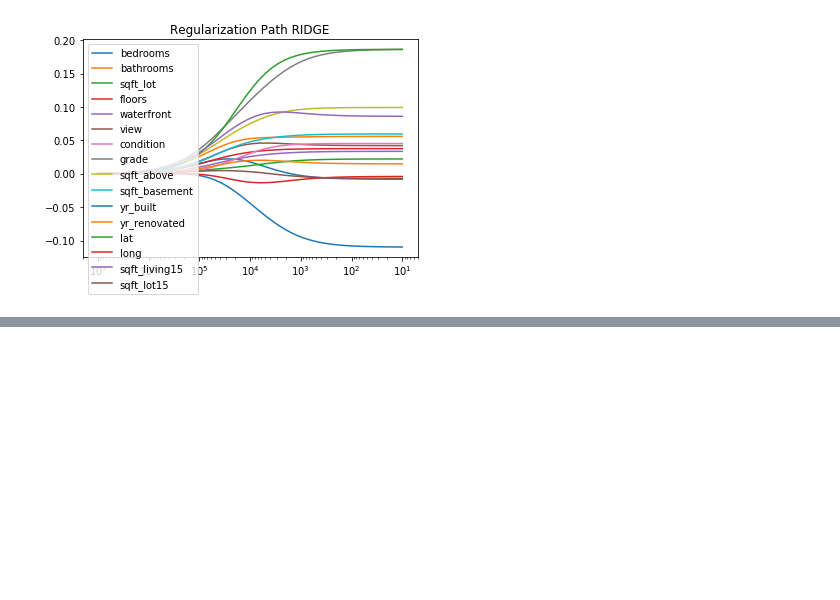
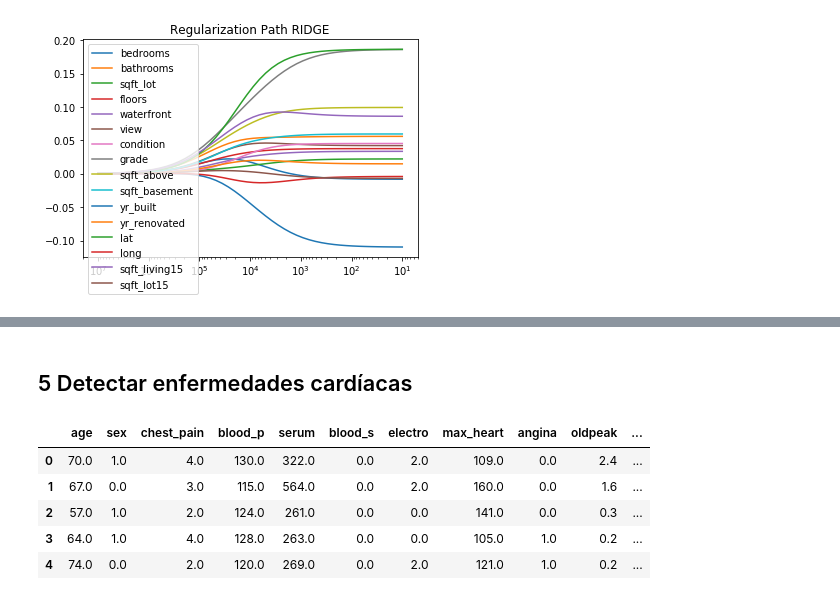
Before and after one commit to JavierL1/Tarea1-INF393, a Jupyter notebook: Tarea1.ipynb, the cells around one changed output, grey strips where cells are left out. Saved outputs shown, nothing was run; the diff lists cells and outputs as text; code cells hidden in the pictures; blank space fills up the shorter version.

```diff
--- a/Tarea1.ipynb
+++ b/Tarea1.ipynb
@@ -555,0 +680,14 @@ Xtrain_B,Xval_B,ytrain_B,yval_B = train_test_split(X_B, y_B, test_size=0.3, rand
+# %% [markdown]
+## 5 Detectar enfermedades cardíacas
+# %%
+headers = ['age','sex','chest_pain','blood_p','serum','blood_s','electro','max_heart', \
+'angina','oldpeak','slope','vessel','thal','normal']
+df = pd.read_csv("heart.dat", header=None, names=headers, sep=' ')
+df.head(5)
+# %% [output]
+|  | age | sex | chest_pain | blood_p | serum | blood_s | electro | max_heart | angina | oldpeak | ... |
+| 0 | 70.0 | 1.0 | 4.0 | 130.0 | 322.0 | 0.0 | 2.0 | 109.0 | 0.0 | 2.4 | ... |
+| 1 | 67.0 | 0.0 | 3.0 | 115.0 | 564.0 | 0.0 | 2.0 | 160.0 | 0.0 | 1.6 | ... |
+| 2 | 57.0 | 1.0 | 2.0 | 124.0 | 261.0 | 0.0 | 0.0 | 141.0 | 0.0 | 0.3 | ... |
+| 3 | 64.0 | 1.0 | 4.0 | 128.0 | 263.0 | 0.0 | 0.0 | 105.0 | 1.0 | 0.2 | ... |
+| 4 | 74.0 | 0.0 | 2.0 | 120.0 | 269.0 | 0.0 | 2.0 | 121.0 | 1.0 | 0.2 | ... |
```
Also changed, not shown: parts of 34 cells of this notebook.
